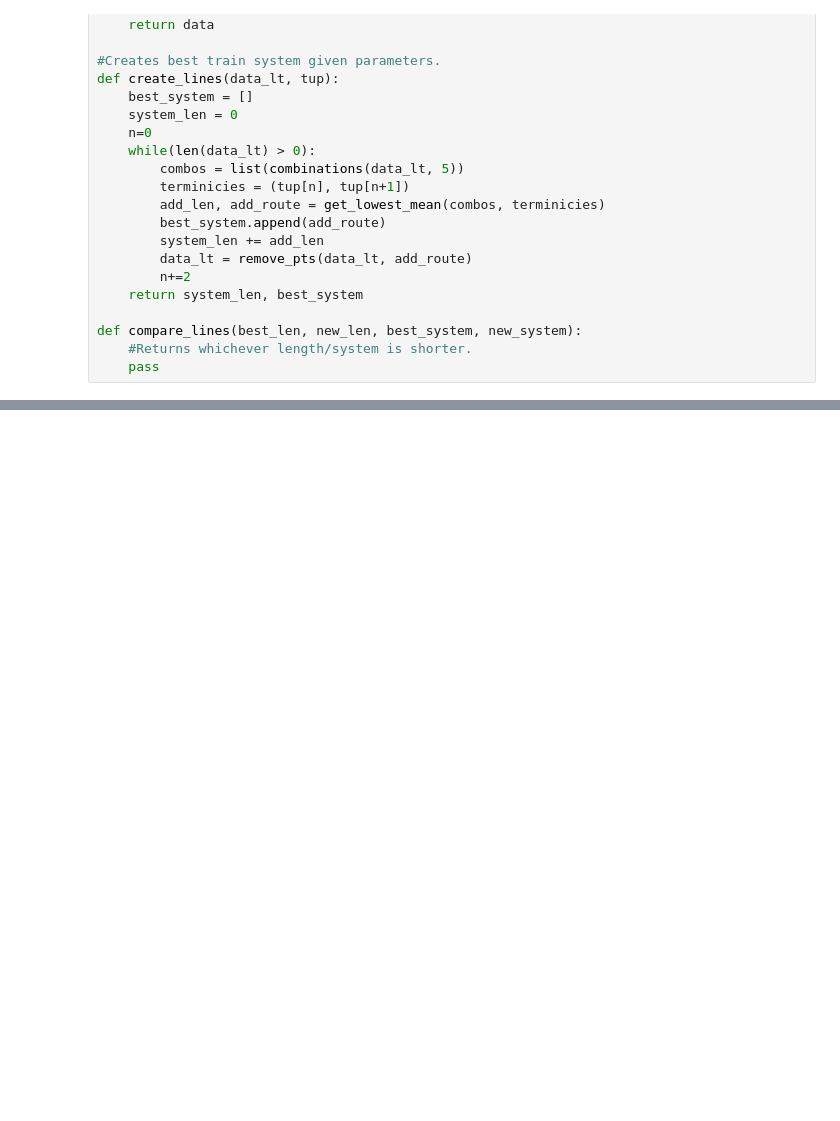
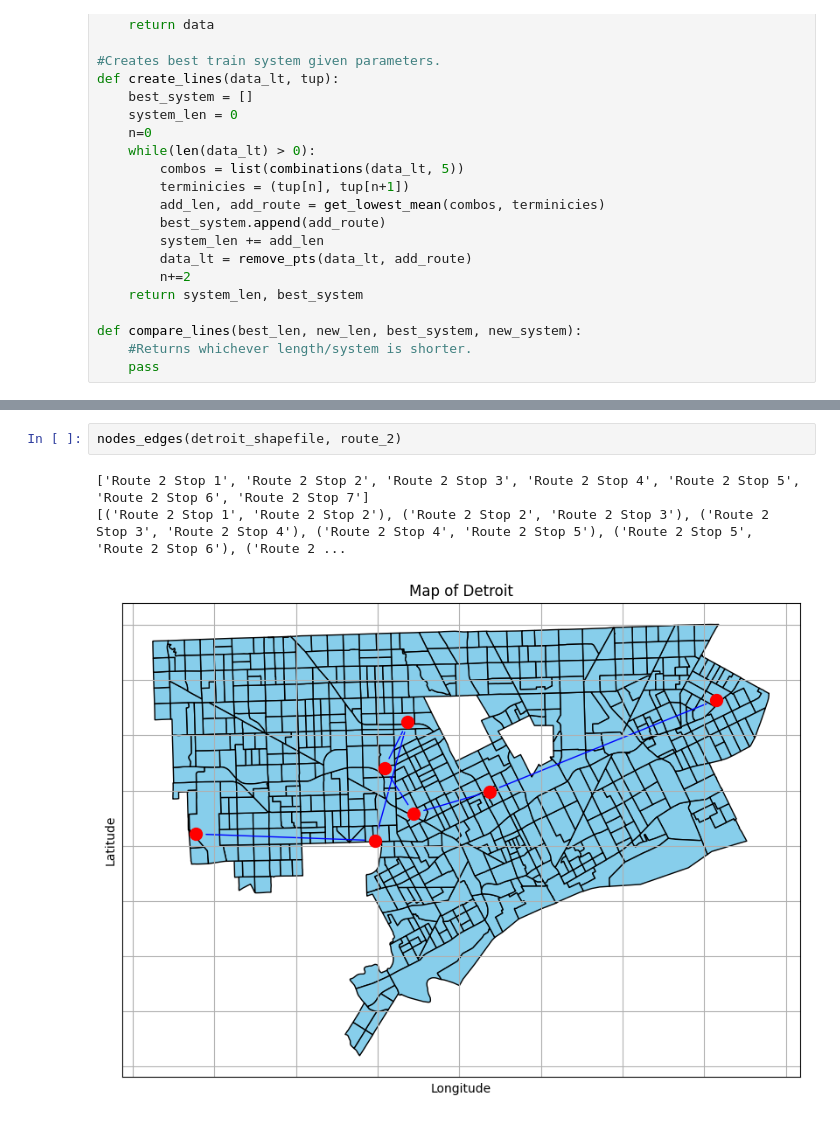
Before and after one commit to mgagea/CMSE202-Final-Project, a Jupyter notebook: Testing.ipynb, the cells around one changed output, grey strips where cells are left out. Saved outputs shown, nothing was run; the diff lists cells and outputs as text; blank space fills up the shorter version.

```diff
--- a/Testing.ipynb
+++ b/Testing.ipynb
@@ -207,0 +352,6 @@ create_lines(data_lt, tup)
+# %%
+nodes_edges(detroit_shapefile, route_2)
+# %% [output]
+['Route 2 Stop 1', 'Route 2 Stop 2', 'Route 2 Stop 3', 'Route 2 Stop 4', 'Route 2 Stop 5', 'Route 2 Stop 6', 'Route 2 Stop 7']
+[('Route 2 Stop 1', 'Route 2 Stop 2'), ('Route 2 Stop 2', 'Route 2 Stop 3'), ('Route 2 Stop 3', 'Route 2 Stop 4'), ('Route 2 Stop 4', 'Route 2 Stop 5'), ('Route 2 Stop 5', 'Route 2 Stop 6'), ('Route 2 ...
+[figure, added]
```
Also changed, not shown: parts of 10 cells of this notebook.
